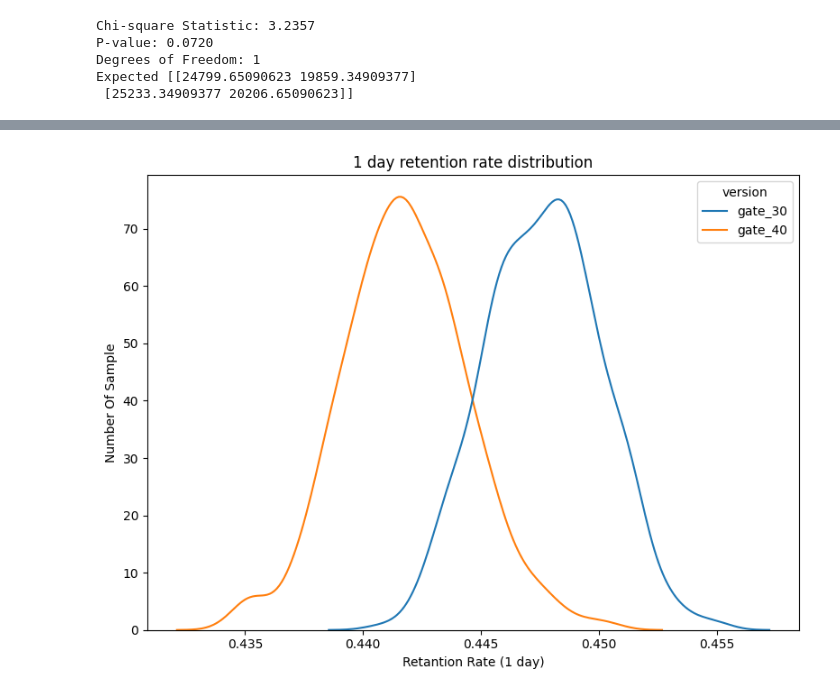
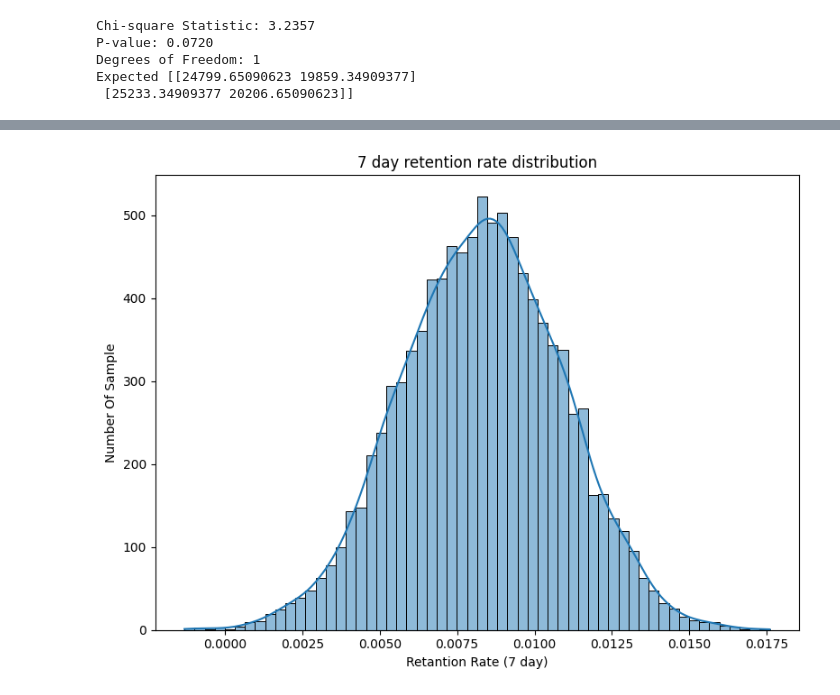
Before and after one commit to Handras18/Mobile-Games-AB-Testing, a Jupyter notebook: 02_hypothesis_testing.ipynb, the cells around one changed output, grey strips where cells are left out. Saved outputs shown, nothing was run; the diff lists cells and outputs as text; code cells hidden in the pictures.

```diff
--- a/02_hypothesis_testing.ipynb
+++ b/02_hypothesis_testing.ipynb
@@ -85,0 +113,21 @@ df_7d=pd.DataFrame(df_7d)
+# %%
+g30_r1 = df.loc[df['version']=='gate_30', 'retention_1'].to_numpy()
+g40_r1 = df.loc[df['version']=='gate_40', 'retention_1'].to_numpy()
+g30_r7 = df.loc[df['version']=='gate_30', 'retention_7'].to_numpy()
+g40_r7 = df.loc[df['version']=='gate_40', 'retention_7'].to_numpy()
+
+def diff_of_means(x, y):
+    return x.mean() - y.mean()
+
+boot_1d = bootstrap(data=(g30_r1, g40_r1),statistic=diff_of_means,n_resamples=10_000,confidence_level=0.95,method='percentile',random_state=42)
+
+boot_7d = bootstrap(data=(g30_r7, g40_r7),statistic=diff_of_means,n_resamples=10_000,confidence_level=0.95,method='percentile',random_state=42)
+
+print('Retentio 1')
+print(f'Diff: {diff_of_means(g30_r1, g40_r1):+.4f}')
+print(f'95% CI: [{boot_1d.confidence_interval.low:+.4f}, {boot_1d.confidence_interval.high:+.4f}]')
+print(f'Std error: {boot_1d.standard_error:.4f}')
+print('Retentio 7')
+print(f'Diff: {diff_of_means(g30_r7, g40_r7):+.4f}')
+print(f'95% CI: [{boot_7d.confidence_interval.low:+.4f}, {boot_7d.confidence_interval.high:+.4f}]')
+print(f'Std error: {boot_7d.standard_error:.4f}')
@@ -86,10 +180,10 @@ df_7d=pd.DataFrame(df_7d)
 # %%
 plt.figure(figsize=(8,6))
-sns.kdeplot(data=df_1d)
-plt.title("1 day retention rate distribution")
-plt.xlabel('Retantion Rate (1 day)')
+sns.histplot(data=boot_7d.bootstrap_distribution,kde=True)
+plt.title("7 day retention rate distribution")
+plt.xlabel('Retantion Rate (7 day)')
 plt.ylabel('Number Of Sample')
 plt.tight_layout()
 plt.show()
 # %% [output]
-[figure, old version]
+[figure, new version]
```
Also changed, not shown: parts of 8 cells of this notebook, 1 other file.
